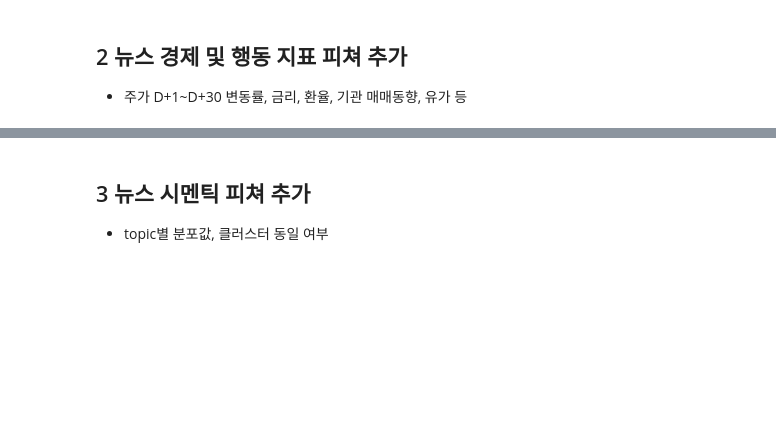
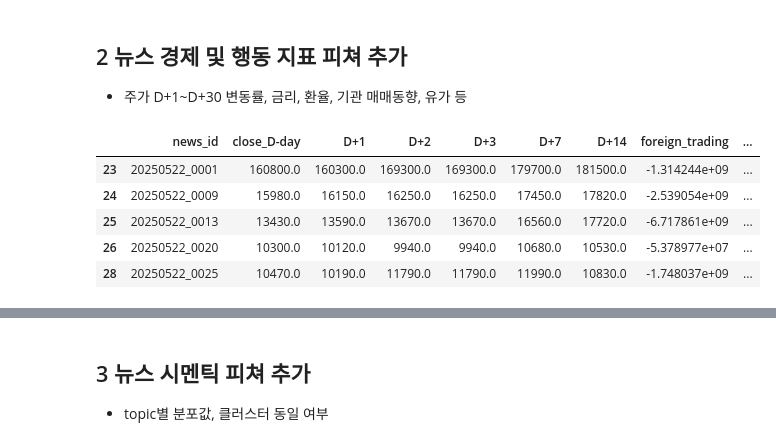
Before and after one commit to choikwangil95/HKToss-MLOps-Project-Final, a Jupyter notebook: eda/kwangil/news_preprocessing.ipynb, the cells around one changed output, grey strips where cells are left out. Saved outputs shown, nothing was run; the diff lists cells and outputs as text; code cells hidden in the pictures; blank space fills up the shorter version.

```diff
--- a/eda/kwangil/news_preprocessing.ipynb
+++ b/eda/kwangil/news_preprocessing.ipynb
@@ -637,3 +617,5 @@ df123.head()
 # %% [markdown]
 ## 2 뉴스 경제 및 행동 지표 피쳐 추가
 - 주가 D+1~D+30 변동률, 금리, 환율, 기관 매매동향, 유가 등
+# %%
+df_external = pd.read_csv('../../db/news+external_2023_2025.csv')
@@ -639,0 +626,29 @@ df123.head()
+# %%
+df_external = df_external[
+    [
+        "news_id",
+        "close_D-day",
+        "D+1",
+        "D+2",
+        "D+3",
+        "D+7",
+        "D+14",
+        "foreign_trading",
+        "institution_trading",
+        "individual_trading",
+        "base_rate",
+        "bond_yield_10y",
+        "won_dollar",
+        "D-day_volume",
+        "D-day_change",
+    ]
+]
+# %%
+df_external.head()
+# %% [output]
+|  | news_id | close_D-day | D+1 | D+2 | D+3 | D+7 | D+14 | foreign_trading | ... |
+| 23 | 20250522_0001 | 160800.0 | 160300.0 | 169300.0 | 169300.0 | 179700.0 | 181500.0 | -1.314244e+09 | ... |
+| 24 | 20250522_0009 | 15980.0 | 16150.0 | 16250.0 | 16250.0 | 17450.0 | 17820.0 | -2.539054e+09 | ... |
+| 25 | 20250522_0013 | 13430.0 | 13590.0 | 13670.0 | 13670.0 | 16560.0 | 17720.0 | -6.717861e+09 | ... |
+| 26 | 20250522_0020 | 10300.0 | 10120.0 | 9940.0 | 9940.0 | 10680.0 | 10530.0 | -5.378977e+07 | ... |
+| 28 | 20250522_0025 | 10470.0 | 10190.0 | 11790.0 | 11790.0 | 11990.0 | 10830.0 | -1.748037e+09 | ... |
```
Also changed, not shown: parts of 20 cells of this notebook, 3 other files.
